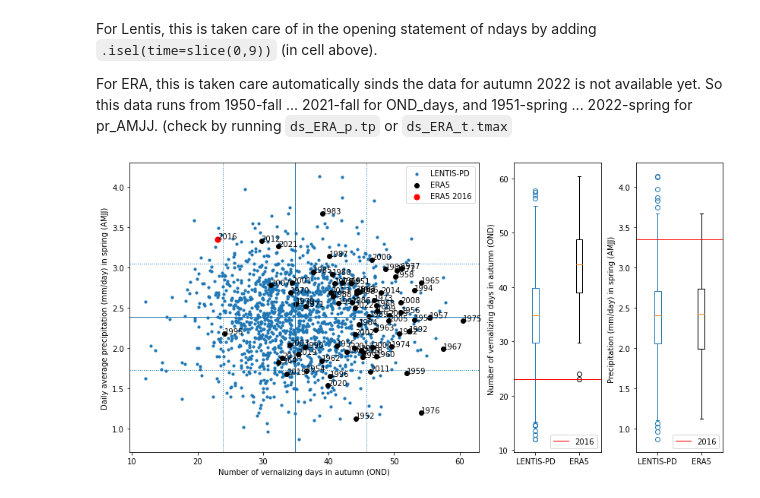
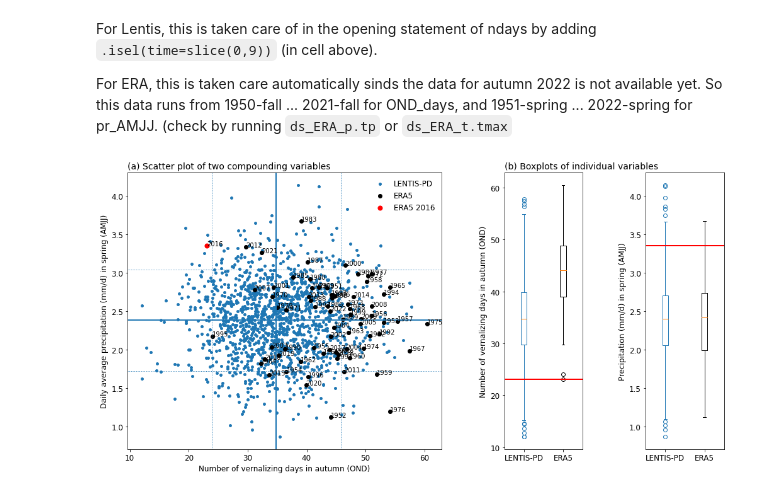
Before and after one commit to lmuntjewerf/paper_figures_KNMI-LENTIS, a Jupyter notebook: wheat_loss_france_datapaper_plot.ipynb, the cells around one changed output. Saved outputs shown, nothing was run; the diff lists cells and outputs as text; code cells hidden in the pictures.

```diff
--- a/wheat_loss_france_datapaper_plot.ipynb
+++ b/wheat_loss_france_datapaper_plot.ipynb
@@ -16,15 +16,15 @@
 # %% [markdown]
 ## For LENTIS present-day
 # %%
-file_t="/usr/people/muntjewe/nobackup/nobackup_1/temp/h*_OND_days.nc"
-file_p="/usr/people/muntjewe/nobackup/nobackup_1/temp/h*_pr_AMJJ.nc"
+file_t="/net/pc200021/nobackup_1/users/muntjewe/temp/h*_OND_days.nc"
+file_p="/net/pc200021/nobackup_1/users/muntjewe/temp/h*_pr_AMJJ.nc"
 ds_t = xr.open_mfdataset(file_t,combine='nested',concat_dim='ens')
 ds_p = xr.open_mfdataset(file_p,combine='nested',concat_dim='ens')
 # %% [markdown]
 ## For ERA
 # %%
-ERA_files_t="/usr/people/muntjewe/nobackup/nobackup_1/temp//*_ERA_OND_days.nc"
-ERA_files_p="/usr/people/muntjewe/nobackup/nobackup_1/temp/*_ERA_pr_AMJJ.nc"
+ERA_files_t="/net/pc200021/nobackup_1/users/muntjewe/temp/*_ERA_OND_days.nc"
+ERA_files_p="/net/pc200021/nobackup_1/users/muntjewe/temp/*_ERA_pr_AMJJ.nc"
 ds_ERA_t = xr.open_mfdataset(ERA_files_t)
 ds_ERA_p = xr.open_mfdataset(ERA_files_p)
 # %% [markdown]
@@ -57,15 +57,15 @@ For ERA, this is taken care automatically sinds the data for autumn 2022 is not
 # %%
 # ============================ fig specs
 fig, (ax1, ax2, ax3) = plt.subplots(1, 3, figsize=(14,7), gridspec_kw={'width_ratios': [4,1,1]})
+plt.subplots_adjust(left=0.05, bottom=0.08, right=.99, top=0.95, wspace=.4)
 c='tab:blue'
 
 
 
 # ========== plot 1 (ax1)
-
 # scatter plot LENTIS and ERA data
 # make sure to average over the appropriate axes.
-ax1.scatter(np.mean(ndays,axis=[2,3]),np.mean(avgp,axis=[2,3]),s=10,label='LENTIS-PD')
+ax1.scatter(np.mean(ndays,axis=[2,3]),np.mean(avgp,axis=[2,3]),s=15,label='LENTIS-PD')
 ax1.scatter(np.mean(era_ndays,axis=[1,2]),np.mean(era_avgp,axis=[1,2]),color = 'k',marker='o',label='ERA5')
 
 # add 2016 ERA data as a red dot
@@ -74,12 +74,12 @@ ax1.scatter(np.mean(era_ndays,axis=[1,2])[2016-1951],np.mean(era_avgp,axis=[1,2]
 # add labels of the year to the ETA data (the pairs run from 19501-2022).
 n = np.arange(1951,2023)
 for i, txt in enumerate(n):
-    ax1.annotate(txt, (np.mean(era_ndays,axis=[1,2])[i], np.mean(era_avgp,axis=[1,2])[i]))
+    ax1.annotate(txt, (np.mean(era_ndays,axis=[1,2])[i], np.mean(era_avgp,axis=[1,2])[i]),fontsize=10)
 
 
 # --- plot in avg +- std.dev LENTIS data
-ax1.axhline(y = np.mean(avgp).values,  linestyle = '-',  linewidth=1)
-ax1.axvline(x = np.mean(ndays).values, linestyle = '-',  linewidth=1)
+ax1.axhline(y = np.mean(avgp).values,  linestyle = '-',  linewidth=2)
+ax1.axvline(x = np.mean(ndays).values, linestyle = '-',  linewidth=2)
 
 ax1.axhline(y = np.mean(avgp).values + np.std(avgp).values, linestyle = ':',  linewidth=1)
 ax1.axhline(y = np.mean(avgp).values - np.std(avgp).values,  linestyle = ':',  linewidth=1)
@@ -88,10 +88,12 @@ ax1.axvline(x = np.mean(ndays).values - np.std(ndays).values,  linestyle = ':',
 
 
 # ax1 settings
-ax1.set(xlabel="Number of vernalizing days in autumn (OND)", ylabel="Daily average precipitation (mm/day) in spring (AMJJ)")
-ax1.legend()
-
-
+ax1.set_title('(a) Scatter plot of two compounding variables', fontsize=14, loc='left')
+ax1.set_xlabel('Number of vernalizing days in autumn (OND)', fontsize=12)
+ax1.set_ylabel('Daily average precipitation (mm/d) in spring (AMJJ)', fontsize=12)
+ax1.legend(frameon=False,fontsize=12)
+ax1.tick_params(axis='x', labelsize=12)
+ax1.tick_params(axis='y', labelsize=12)
 
 
 # ========== plot 2 (ax2)
@@ -104,38 +106,43 @@ ax2.boxplot(np.mean(ndays,axis=[2,3]).values.flatten(), positions=[1],showfliers
             whiskerprops=dict(color=c),
             flierprops=dict(color=c, markeredgecolor=c),)
 ax2.boxplot(np.mean(era_ndays,axis=[1,2]).values.flatten(),  positions=[2],showfliers=True)
 
 # add in red line for the ERA value at 2016
-ax2.axhline(y = np.mean(era_ndays,axis=[1,2])[2016-1951].values, color = 'r',  linewidth=1, label='2016')
+ax2.axhline(y = np.mean(era_ndays,axis=[1,2])[2016-1951].values, color = 'r',  linewidth=2, label='2016')
 
 # ax2 settings
-ax2.set(ylabel="Number of vernalizing days in autumn (OND) ")
+ax2.set_title('(b) Boxplots of individual variables', fontsize=14, loc='left')
+ax2.set_ylabel('Number of vernalizing days in autumn (OND)', fontsize=12)
 ax2.set_xticklabels(['LENTIS-PD','ERA5'])
-ax2.legend(loc='lower right')
+ax2.tick_params(axis='x', labelsize=12)
+ax2.tick_params(axis='y', labelsize=12)
+#ax2.legend(loc='lower right',frameon=False,fontsize=12)
 
 
 
 
 # ========== plot 3 (ax3)
 
 # box plot of LENTIS and ERA avg precip rate
 # color LENTIS blue
 ax3.boxplot(np.mean(avgp,axis=[2,3]).values.flatten(), positions=[1],showfliers=True,patch_artist=True,
             boxprops=dict(facecolor='white', color=c),
             capprops=dict(color=c),
             whiskerprops=dict(color=c),
             flierprops=dict(color=c, markeredgecolor=c),)
 ax3.boxplot(np.mean(era_avgp,axis=[1,2]).values.flatten(),  positions=[2],showfliers=True)
 
 # add in red line for the ERA value at 2016
-ax3.axhline(y = np.mean(era_avgp,axis=[1,2])[2016-1951].values, color = 'r',  linewidth=1, label='2016')
+ax3.axhline(y = np.mean(era_avgp,axis=[1,2])[2016-1951].values, color = 'r',  linewidth=2, label='2016')
 
 # ax3 settings
-ax3.set(ylabel="Precipitation (mm/day) in spring (AMJJ) ")
+ax3.set_ylabel('Precipitation (mm/d) in spring (AMJJ)', fontsize=12)
 ax3.set_xticklabels(['LENTIS-PD','ERA5'])
-ax3.legend(loc='lower right')
+ax3.tick_params(axis='x', labelsize=12)
+ax3.tick_params(axis='y', labelsize=12)
+#ax3.legend(loc='lower right',frameon=False,fontsize=12)
 
-
+plt.savefig('fig_example_compound.pdf')
 plt.show()
 # %% [output]
-[figure, old version]
+[figure, new version]
```
Also changed, not shown: 7 other files.
